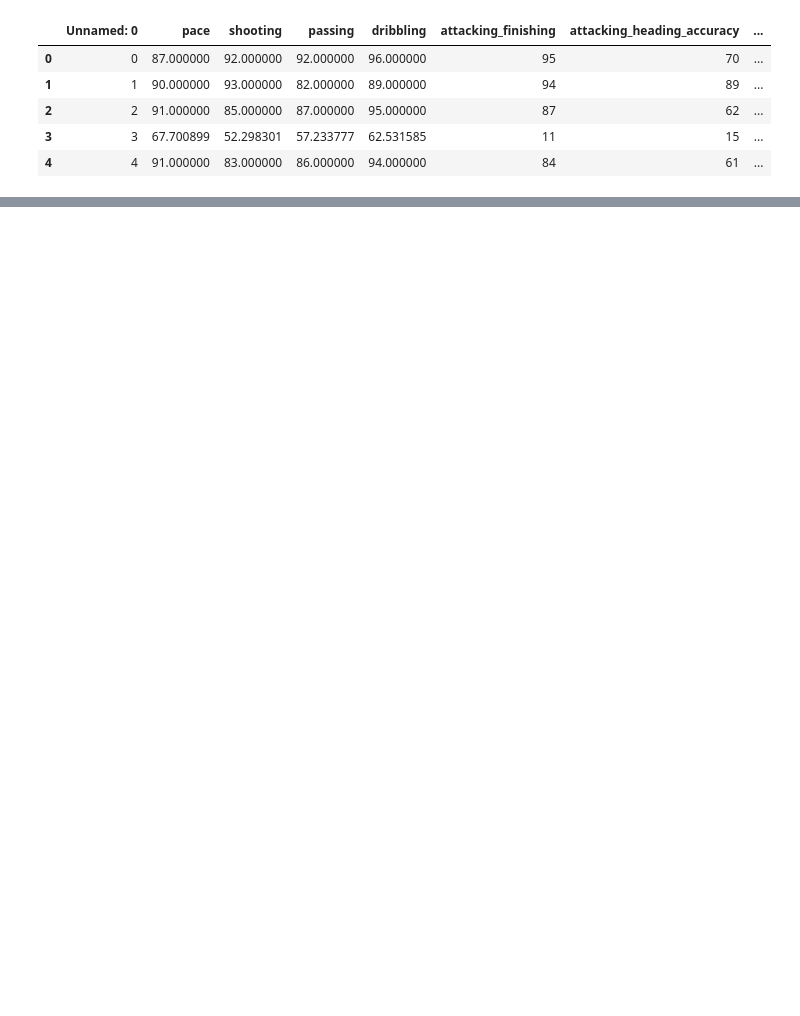
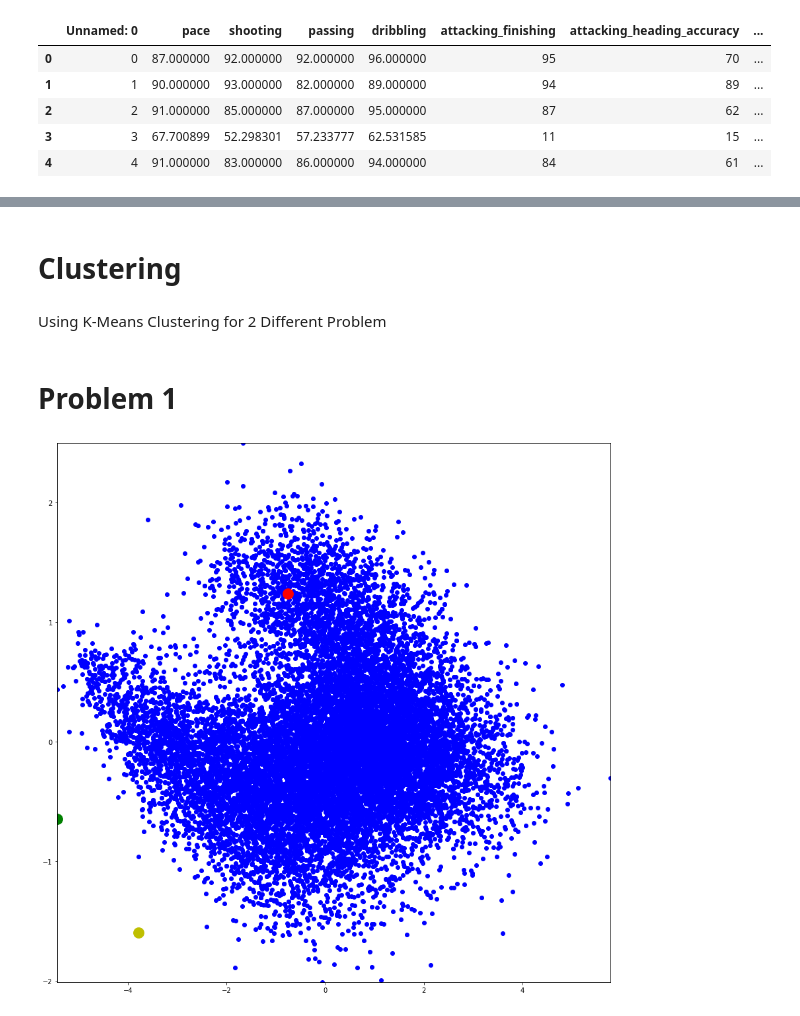
Before and after one commit to krisnagita/finalproject-machinelearning, a Jupyter notebook: tubes2.ipynb, the cells around one changed output, grey strips where cells are left out. Drawn from its saved outputs; the diff is of its cells as text; code cells hidden in the pictures; blank space fills up the shorter version.

```diff
--- a/tubes2.ipynb
+++ b/tubes2.ipynb
@@ -33,0 +96,10 @@ sns.heatmap(corr,annot=True)
+# %%
+# PCA into 2 component
+from sklearn.decomposition import PCA
+pca = PCA(n_components = 2)
+principal_component = pca.fit_transform(data1)
+pca_data = pd.DataFrame(data = principal_component, columns = ['principal_1','principal_2'])
+
+pca_component = pca.fit_transform(data2)
+pca_data2 = pd.DataFrame(data = pca_component, columns = ['principal_1','principal_2'])
+pca_data2.head()
@@ -33,0 +113,6 @@ sns.heatmap(corr,annot=True)
+# %%
+#Finding Mina and Max for Data Problem1
+min1 = pca_data['principal_1'].min()
+max1 = pca_data['principal_1'].max()
+min2 = pca_data['principal_2'].min()
+max2 = pca_data['principal_2'].max()
@@ -33,0 +125,30 @@ sns.heatmap(corr,annot=True)
+# %% [markdown]
+# Clustering
+# %% [markdown]
+Using K-Means Clustering for 2 Different Problem
+# %% [markdown]
+# Problem 1
+# %%
+np.random.seed(1)
+#Initiate Centroid
+k = 3
+
+#Centroid[i] = [x, y]
+c = {
+    i+1: [np.random.uniform(min1, max1), np.random.uniform(min2, max2)]
+    for i in range(k)
+}
+
+#Plotting Data
+fig = plt.figure(figsize=(15, 15))
+plt.scatter(pca_data['principal_1'], pca_data['principal_2'], color='b')
+colmap = {1: 'r', 2: 'g', 3: 'y'}
+
+#Plotting Centroid
+for i in c.keys():
+    plt.scatter(*c[i], color=colmap[i], marker='o' , s=250)
+plt.xlim(min1, max1)
+plt.ylim(min2, max2)
+plt.show()
+# %% [output]
+[figure, added]
```
Also changed, not shown: parts of 18 cells of this notebook.
